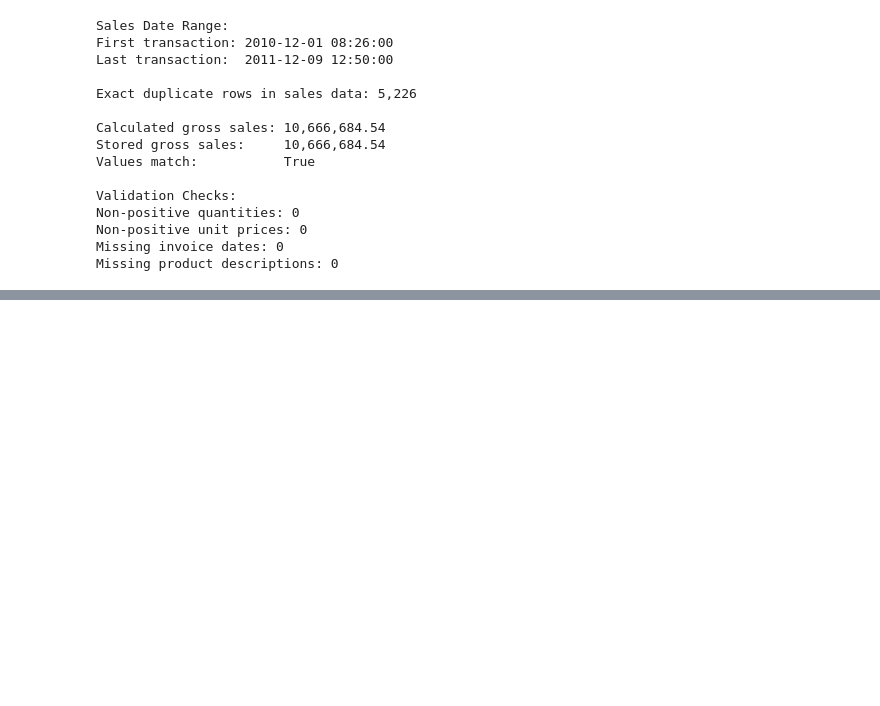
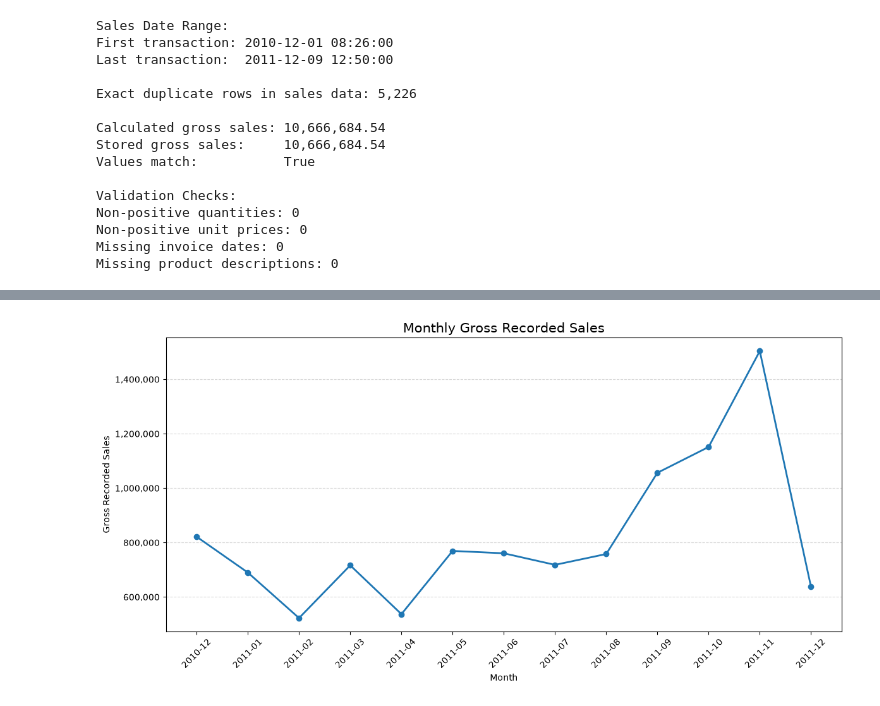
Before and after one commit to kartikeysharma2645/Analytics-Report-Insights, a Jupyter notebook: notebooks/ecommerce_sales_analysis.ipynb, the cells around one changed output, grey strips where cells are left out. Saved outputs shown, nothing was run; the diff lists cells and outputs as text; code cells hidden in the pictures; blank space fills up the shorter version.

Commit message:
feat: add monthly sales and product performance analysis

```diff
--- a/notebooks/ecommerce_sales_analysis.ipynb
+++ b/notebooks/ecommerce_sales_analysis.ipynb
@@ -404,0 +575,31 @@ Missing product descriptions: 0
+# %%
+
+import matplotlib.pyplot as plt
+import matplotlib.ticker as mtick
+
+# Convert monthly periods to readable labels
+months = monthly_sales["Month"].astype(str)
+
+plt.figure(figsize=(12, 6))
+plt.plot(
+    months,
+    monthly_sales["Gross_Sales"],
+    marker="o",
+    linewidth=2
+)
+
+plt.title("Monthly Gross Recorded Sales", fontsize=15)
+plt.xlabel("Month")
+plt.ylabel("Gross Recorded Sales")
+
+# Format values with thousands separators
+plt.gca().yaxis.set_major_formatter(
+    mtick.StrMethodFormatter("{x:,.0f}")
+)
+
+plt.xticks(rotation=45)
+plt.grid(axis="y", linestyle="--", alpha=0.5)
+plt.tight_layout()
+plt.show()
+# %% [output]
+[figure, added]
```
Also changed, not shown: parts of 18 cells of this notebook.
